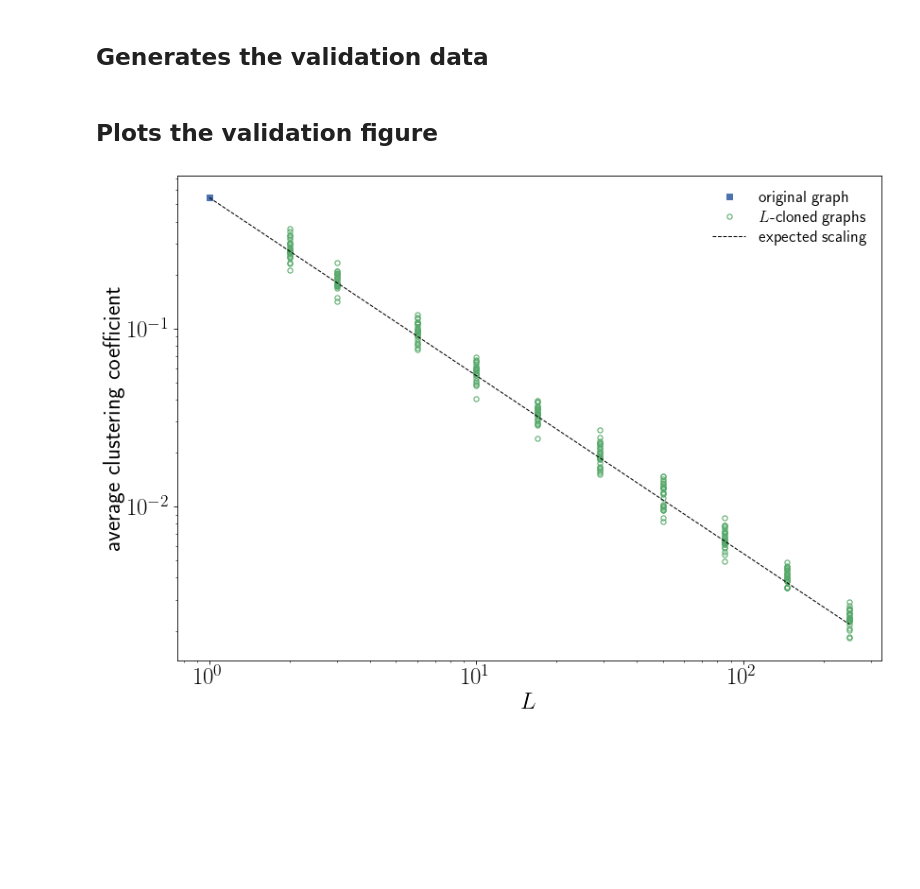
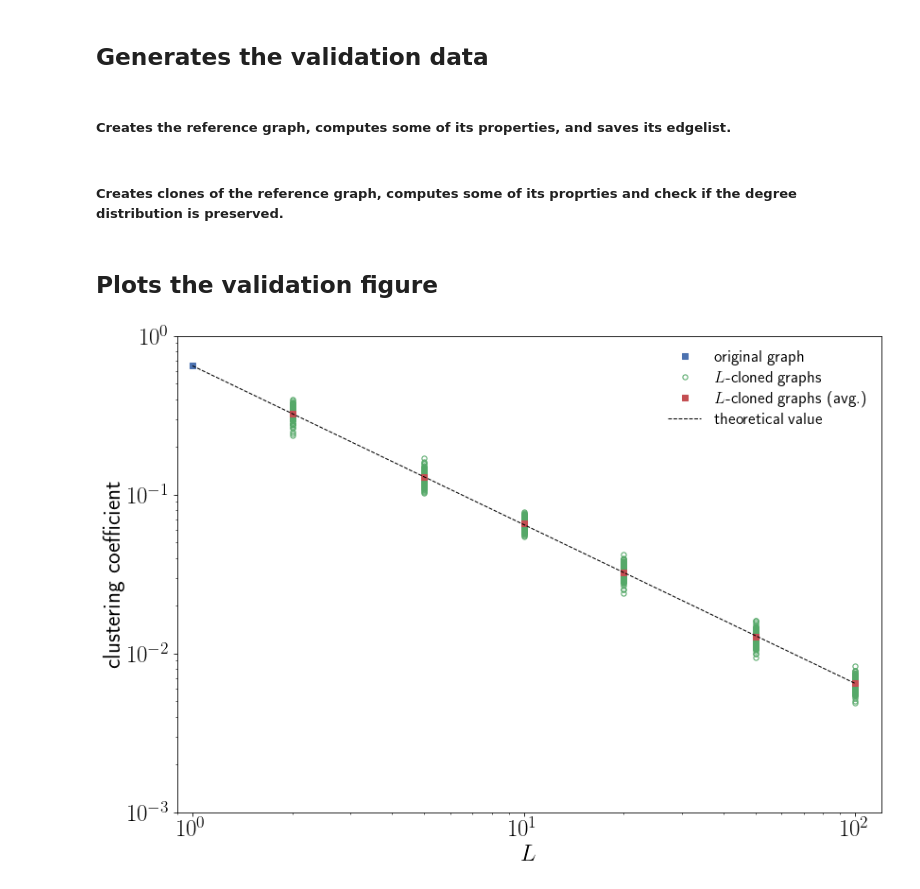
Before and after one commit to antoineallard/l-cloning, a Jupyter notebook: validation/validation.ipynb, the cells around one changed output. Saved outputs shown, nothing was run; the diff lists cells and outputs as text; code cells hidden in the pictures; blank space fills up the shorter version.

```diff
--- a/validation/validation.ipynb
+++ b/validation/validation.ipynb
@@ -53,56 +52,72 @@ plt.rcParams["lines.markeredgewidth"] = 1
 ## Generates the validation data
 # %%
 def extract_degree_distribution(g):
+    """A custom function returning the degree distribution as a dict"""
     degrees = dict(collections.Counter(sorted([d for n,d in g.degree()], reverse=True))).items()
     return {key: value / g.number_of_nodes() for (key, value) in degrees}
+# %% [markdown]
+##### Creates the reference graph, computes some of its properties, and saves its edgelist.
 # %%
-# Creates a graph, computes some of its properties, and saves its edgelist.
 g_ref = nx.random_geometric_graph(100, 0.1)
 g_ref_dd = extract_degree_distribution(g_ref)
-g_ref_cc = nx.average_clustering(g_ref)
+g_ref_cc = nx.transitivity(g_ref)
 nx.write_edgelist(g_ref, "g_ref_edgelist.dat", delimiter=' ', data=False)
+# %% [markdown]
+##### Creates clones of the reference graph, computes some of its proprties and check if the degree distribution is preserved.
 # %%
-x = []
-y = []
+Ls = [2, 5, 10, 20, 50, 100]
 
-for l in np.logspace(np.log10(2), np.log10(250), 10):
+CCs_x = []
+CCs_y = []
+CCs_avg = {key: 0 for key in Ls}
 
-    for n in range(25):
+nb_graphs_per_L = 100
 
-        L = int(np.round(l))
+for L in Ls:
+
+    for n in range(nb_graphs_per_L):
+
         lcloning.save_lcloned_edgelist("g_ref_edgelist.dat", "g_cloned_edgelist.dat", L)
         g_cloned = nx.read_edgelist("g_cloned_edgelist.dat")
 
         g_cloned_dd = extract_degree_distribution(g_ref)
         if not (g_cloned_dd == g_ref_dd):
-            print("A cloned graph does not preserved it's degree distribution.")
+            print("ERROR: A cloned graph does not preserved it's degree distribution.")
 
-        x.append(L)
-        y.append(nx.average_clustering(g_cloned))
+        g_cloned_cc = nx.transitivity(g_cloned)
+        CCs_x.append(L)
+        CCs_y.append(g_cloned_cc)
+        CCs_avg[L] += g_cloned_cc / nb_graphs_per_L
 # %% [markdown]
 ## Plots the validation figure
 # %%
 fig, ax1 = plt.subplots()
 
 ax1.plot(1, g_ref_cc,
          linestyle="None", marker="s",
          label=r"original graph")
 
-ax1.plot(x, y,
+ax1.plot(CCs_x, CCs_y,
          linestyle="None", marker="o",
          markerfacecolor="None",
          label=r"$L$-cloned graphs")
 
-ax1.plot([1, max(x)], [g_ref_cc, g_ref_cc / max(x)],
+ax1.plot(CCs_avg.keys(), CCs_avg.values(),
+        linestyle="None", marker="s",
+         label=r"$L$-cloned graphs (avg.)")
+
+ax1.plot([1, Ls[-1]], [g_ref_cc, g_ref_cc / Ls[-1]],
          linestyle="--", marker="None", color="k",
-         label=r"expected scaling")
+         label=r"theoretical value")
 
 leg = ax1.legend(loc="upper right", labelspacing=0.3)
 
-ax1.set(xlabel=r"$L$", ylabel=r"average clustering coefficient",
-        xscale="log", yscale="log")
+ax1.set(xlabel=r"$L$", ylabel=r"clustering coefficient",
+        xscale="log", yscale="log",
+        xlim=[9e-1, 1.2*Ls[-1]],
+        ylim=[1e-3, 1e-0])
 
 plt.tight_layout()
 plt.show()
 # %% [output]
-[figure, old version]
+[figure, new version]
```
Also changed, not shown: parts of 1 cell of this notebook.
